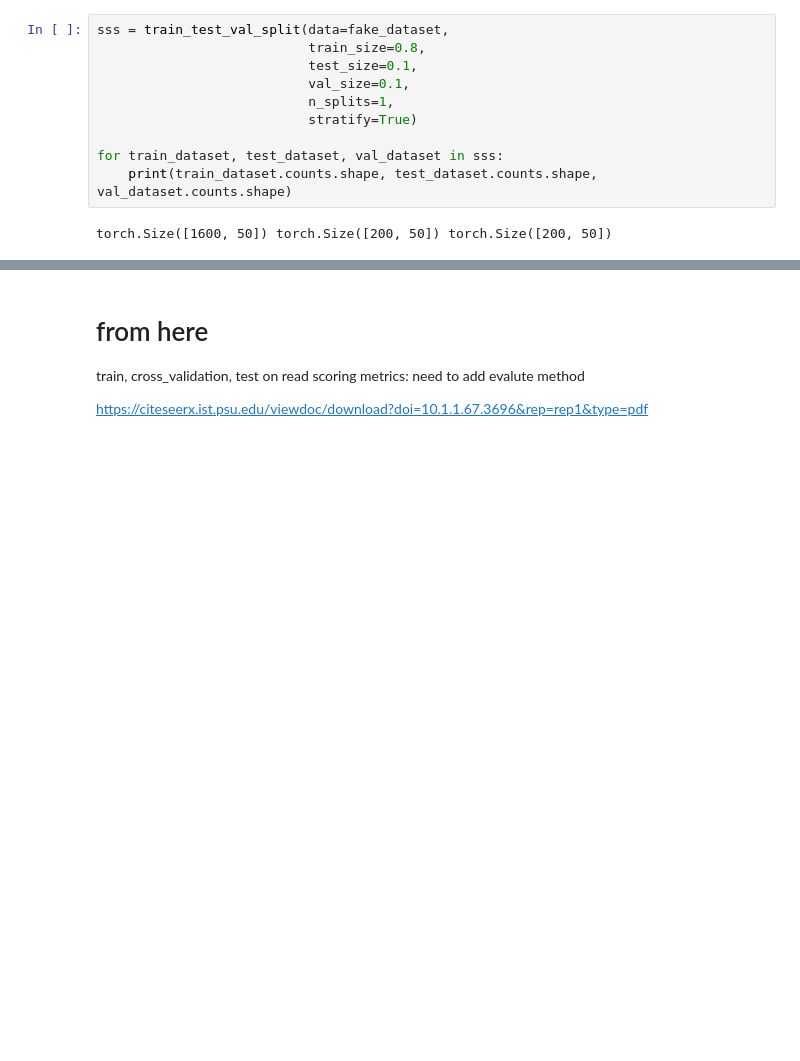
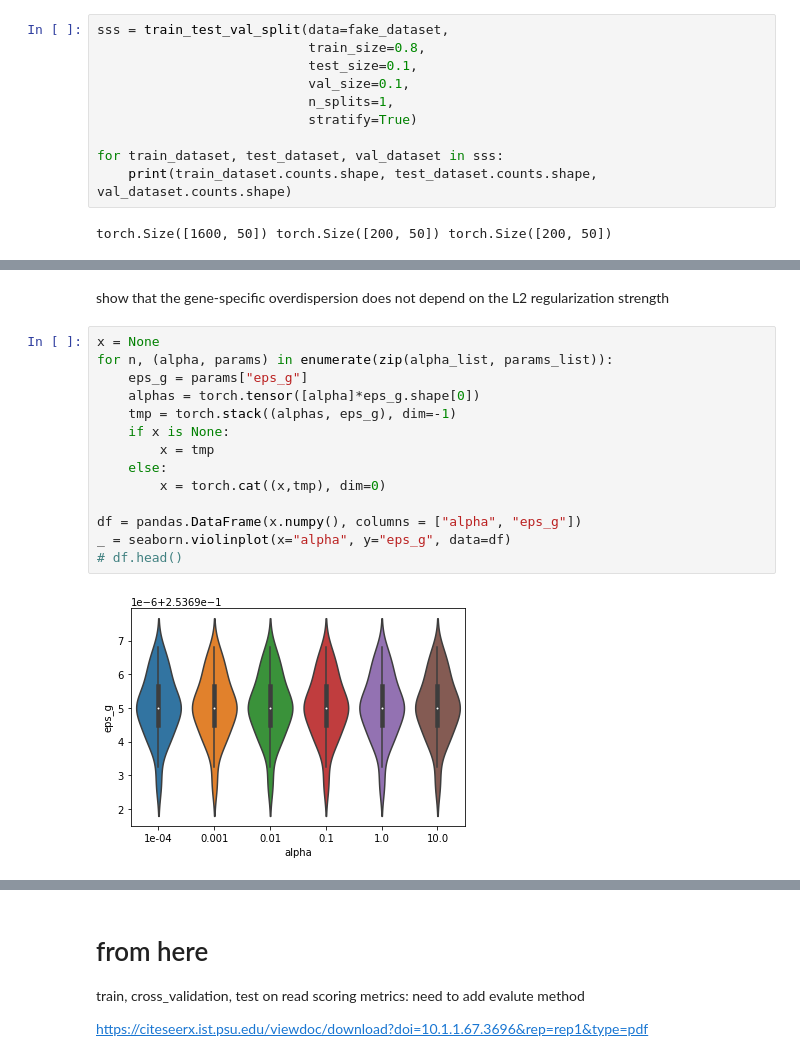
Before and after one commit to broadinstitute/tissue_purifier, a Jupyter notebook: notebooks/tp_02_validation_PYRO.ipynb, the cells around one changed output, grey strips where cells are left out. Cells and saved outputs as stored; diff of their text form; blank space fills up the shorter version.

```diff
--- a/notebooks/tp_02_validation_PYRO.ipynb
+++ b/notebooks/tp_02_validation_PYRO.ipynb
@@ -324,0 +140,18 @@ for r, ckpt in enumerate(ckpt_list):
+# %% [markdown]
+show that the gene-specific overdispersion does not depend on the L2 regularization strength
+# %%
+x = None
+for n, (alpha, params) in enumerate(zip(alpha_list, params_list)):
+    eps_g = params["eps_g"]
+    alphas = torch.tensor([alpha]*eps_g.shape[0])
+    tmp = torch.stack((alphas, eps_g), dim=-1)
+    if x is None:
+        x = tmp
+    else:
+        x = torch.cat((x,tmp), dim=0)
+
+df = pandas.DataFrame(x.numpy(), columns = ["alpha", "eps_g"])
+_ = seaborn.violinplot(x="alpha", y="eps_g", data=df)
+# df.head()
+# %% [output]
+[figure, added]
```
Also changed, not shown: parts of 27 cells of this notebook, 1 other file.
